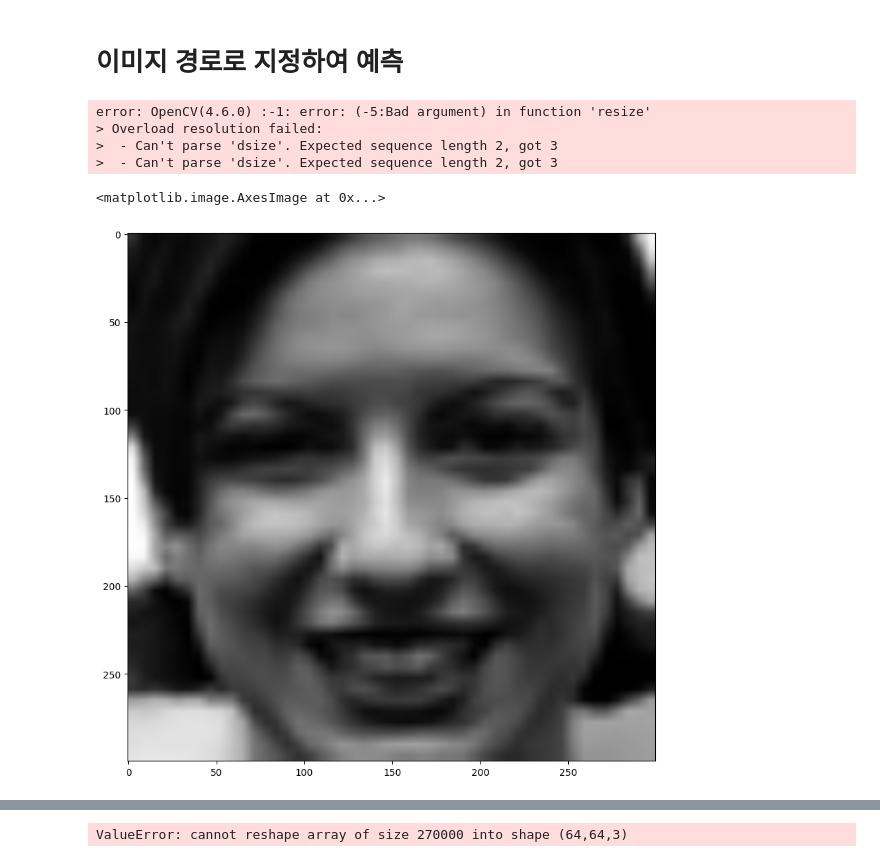
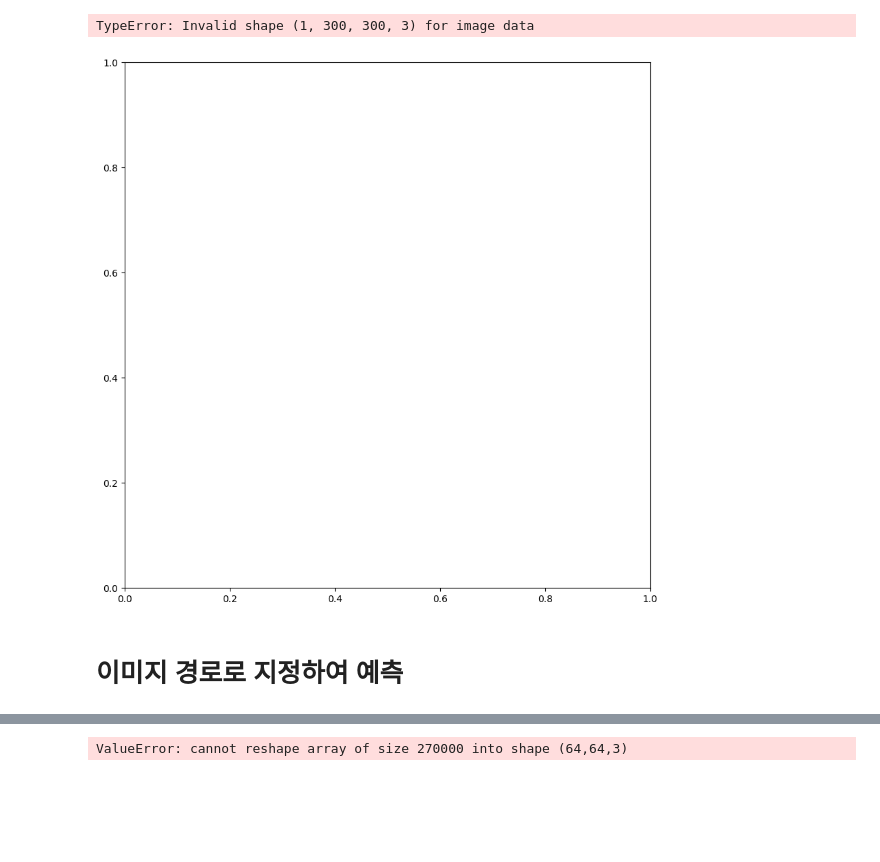
Before and after one commit to kMinsAlgorithm/DetectFacialEmotion, a Jupyter notebook: Untitled.ipynb, the cells around one changed output, grey strips where cells are left out. Drawn from its saved outputs; the diff is of its cells as text; code cells hidden in the pictures; blank space fills up the shorter version.

```diff
--- a/Untitled.ipynb
+++ b/Untitled.ipynb
@@ -298,35 +298,8 @@ array([[1.0000000e+00, 1.9483315e-14, 2.1707761e-18, 2.1318964e-16]],
       dtype=float32)
-# %% [markdown]
-# 이미지 경로로 지정하여 예측
-# %%
-# surprise
-# img = cv2.imread('./Input/CK+48/surprise/croped_image190.jpg')
-# img = cv2.imread('./Input/CK+48/surprise/croped_image76.jpg')
-#sadness #얘는 구분됨.
-# img = cv2.imread('./Input/CK+48/sadness/croped_image456.jpg')
-# img = cv2.imread('./Input/CK+48/sadness/croped_image418.jpg')
-#happy
-# img = cv2.imread('./Input/CK+48/happy/croped_image38.jpg')
-img = cv2.imread('./Input/CK+48/happy/S010_006_00000013.png')
-#anger
-# img = cv2.imread('./Input/CK+48/anger/croped_image114.jpg')
-img =cv2.resize(img,(300,300),interpolation=cv2.INTER_LINEAR)
-
-# preds= model_custom.predict(img.reshape(-1,300,300,3))
-# img = cv2.cvtColor(img, cv2.COLOR_BGR2RGB)
-img = cv2.cvtColor(img, cv2.COLOR_RGB2GRAY)
-img.reshape(-1,300,300,1)
-img.shape
-# preds
-# %% [output]
-error: OpenCV(4.6.0) :-1: error: (-5:Bad argument) in function 'resize'
-> Overload resolution failed:
->  - Can't parse 'dsize'. Expected sequence length 2, got 3
->  - Can't parse 'dsize'. Expected sequence length 2, got 3
-# %%
-# img.shape
-plt.imshow(img)
-# plt.imshow(X_Test[0:1].reshape(300,300,3))
-# %% [output]
-<matplotlib.image.AxesImage at 0x...>
-[figure, removed]
+# %%
+plt.imshow(X_Test[1:2])
+# %% [output]
+TypeError: Invalid shape (1, 300, 300, 3) for image data
+[figure, added]
+# %% [markdown]
+# 이미지 경로로 지정하여 예측
```
Also changed, not shown: parts of 16 cells of this notebook, 49 other files.
